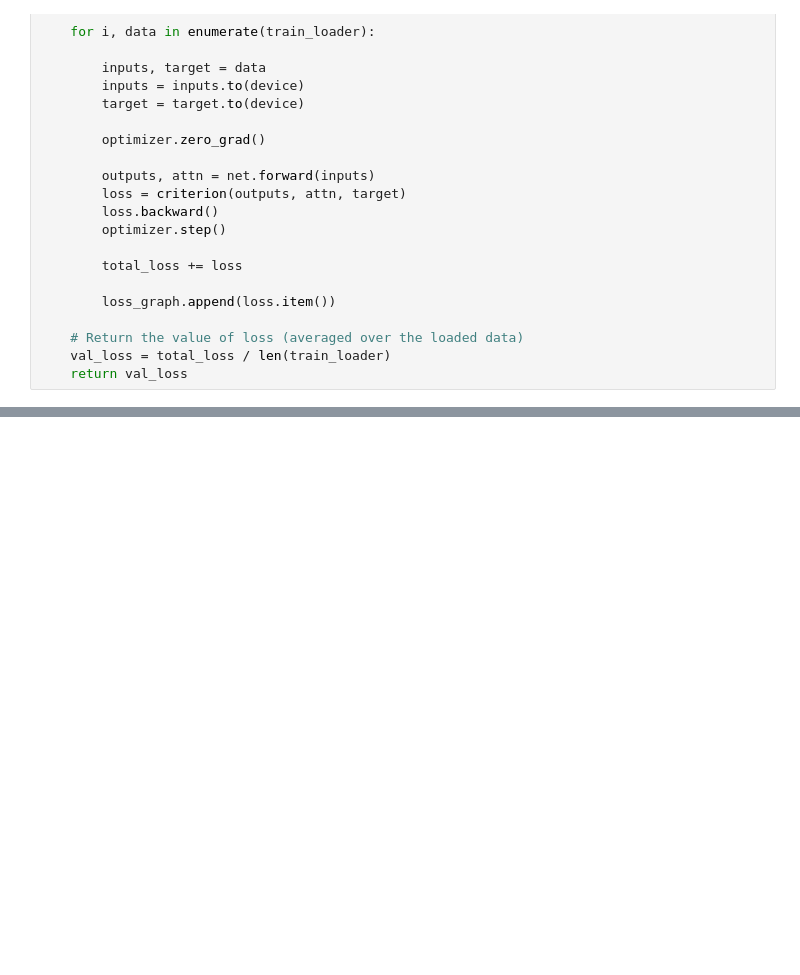
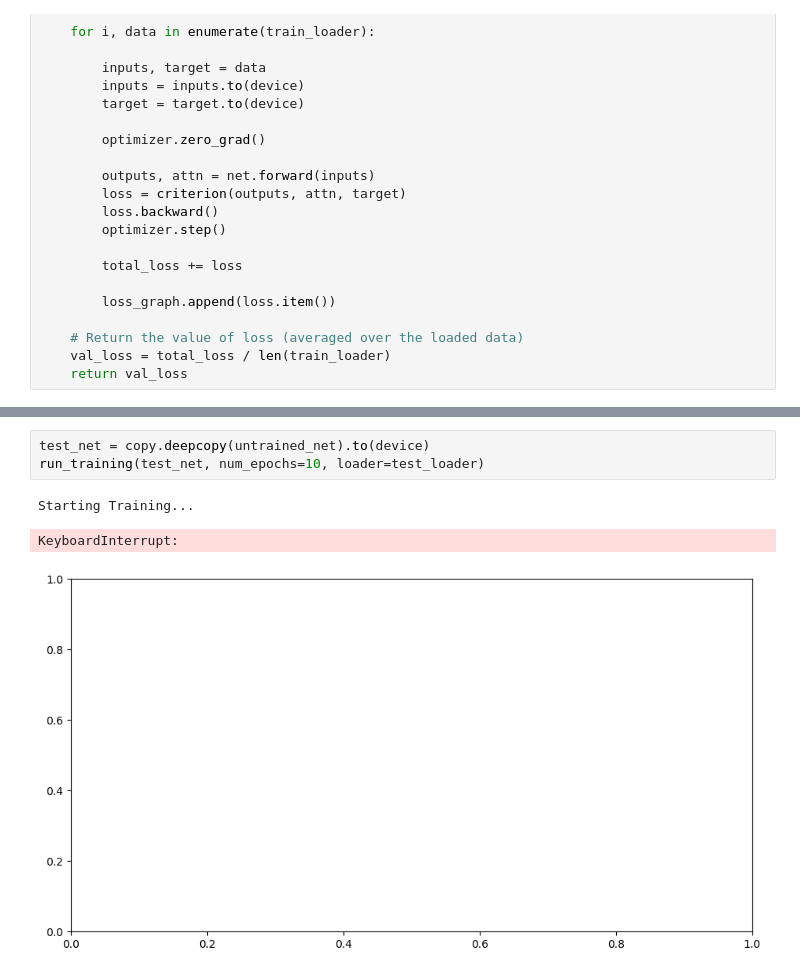
Before and after one commit to tofuuuuuuu/cs484-final-project, a Jupyter notebook: wsss.ipynb, the cells around one changed output, grey strips where cells are left out. Saved outputs shown, nothing was run; the diff lists cells and outputs as text; blank space fills up the shorter version.

```diff
--- a/wsss.ipynb
+++ b/wsss.ipynb
@@ -687,0 +537,7 @@ ax.legend(handles=legend_elements, loc='upper right', bbox_to_anchor=(1.5, 1))
+# %%
+test_net = copy.deepcopy(untrained_net).to(device)
+run_training(test_net, num_epochs=10, loader=test_loader)
+# %% [output]
+Starting Training...
+KeyboardInterrupt:
+[figure, added]
```
Also changed, not shown: parts of 16 cells of this notebook.
